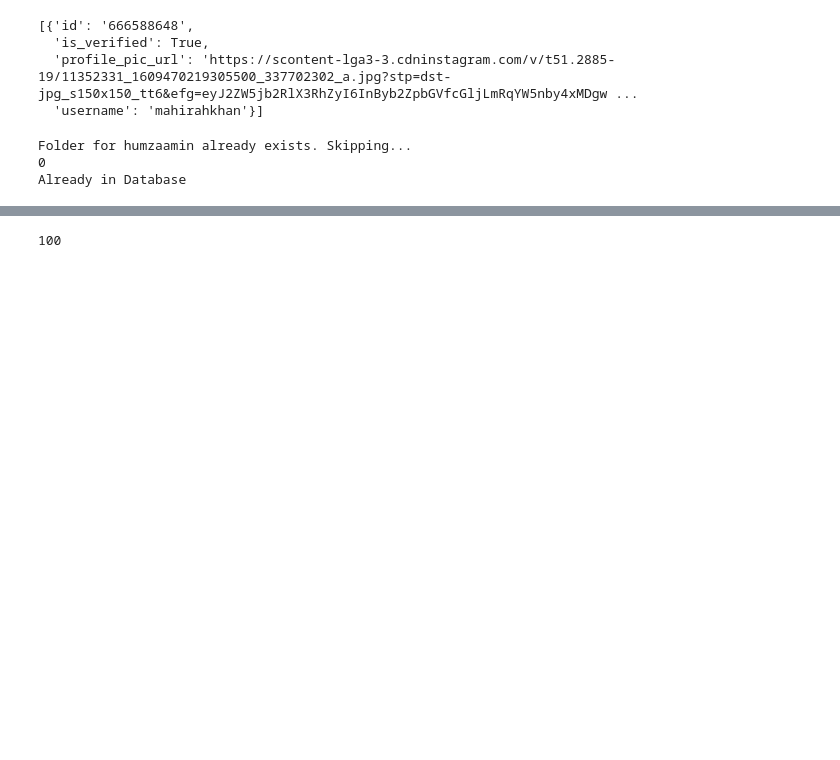
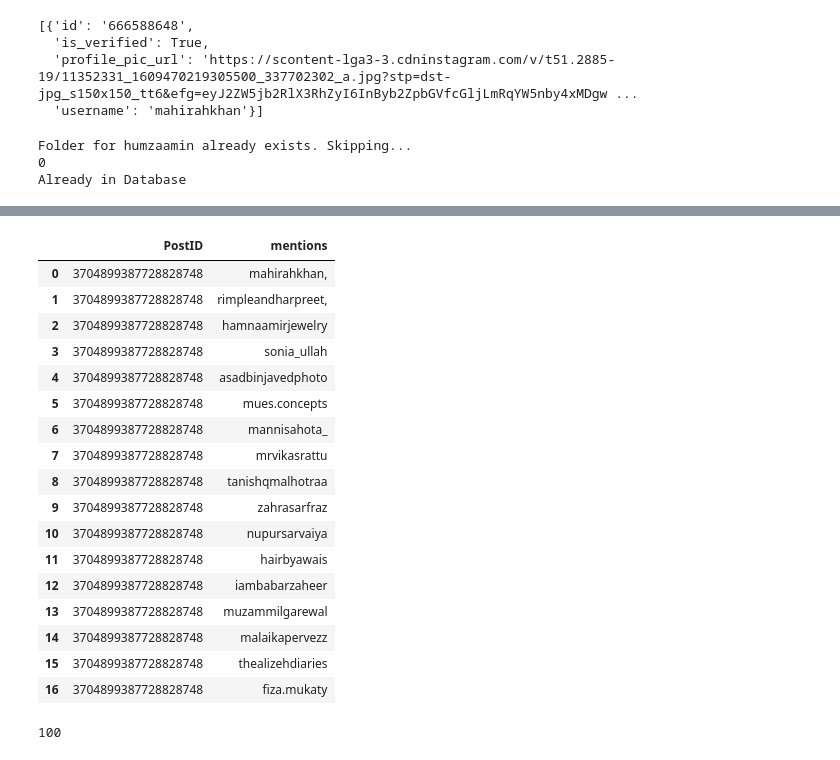
Before and after one commit to ismail-hafeez/UpClout, a Jupyter notebook: src/EDA.ipynb, the cells around one changed output, grey strips where cells are left out. Cells and saved outputs as stored; diff of their text form; code cells hidden in the pictures; blank space fills up the shorter version.

```diff
--- a/src/EDA.ipynb
+++ b/src/EDA.ipynb
@@ -190,0 +223,7 @@ new_dict['mentions']
+# %%
+mention_dict = {
+    "PostID": int(new_dict.get('id')),
+    "mentions": new_dict.get("mentions")
+}
+
+mention_dict
@@ -191,3 +249,25 @@ new_dict['mentions']
+# %%
+dataframe = pd.DataFrame(mention_dict)
+dataframe
+# %% [output]
+|  | PostID | mentions |
+| 0 | 3704899387728828748 | mahirahkhan, |
+| 1 | 3704899387728828748 | rimpleandharpreet, |
+| 2 | 3704899387728828748 | hamnaamirjewelry |
+| 3 | 3704899387728828748 | sonia_ullah |
+| 4 | 3704899387728828748 | asadbinjavedphoto |
+| 5 | 3704899387728828748 | mues.concepts |
+| 6 | 3704899387728828748 | mannisahota_ |
+| 7 | 3704899387728828748 | mrvikasrattu |
+| 8 | 3704899387728828748 | tanishqmalhotraa |
+| 9 | 3704899387728828748 | zahrasarfraz |
+| 10 | 3704899387728828748 | nupursarvaiya |
+| 11 | 3704899387728828748 | hairbyawais |
+| 12 | 3704899387728828748 | iambabarzaheer |
+| 13 | 3704899387728828748 | muzammilgarewal |
+| 14 | 3704899387728828748 | malaikapervezz |
+| 15 | 3704899387728828748 | thealizehdiaries |
+| 16 | 3704899387728828748 | fiza.mukaty |
 # %%
 from selenium import webdriver
 from selenium.webdriver.common.by import By
```
Also changed, not shown: parts of 5 cells of this notebook, 4 other files.
